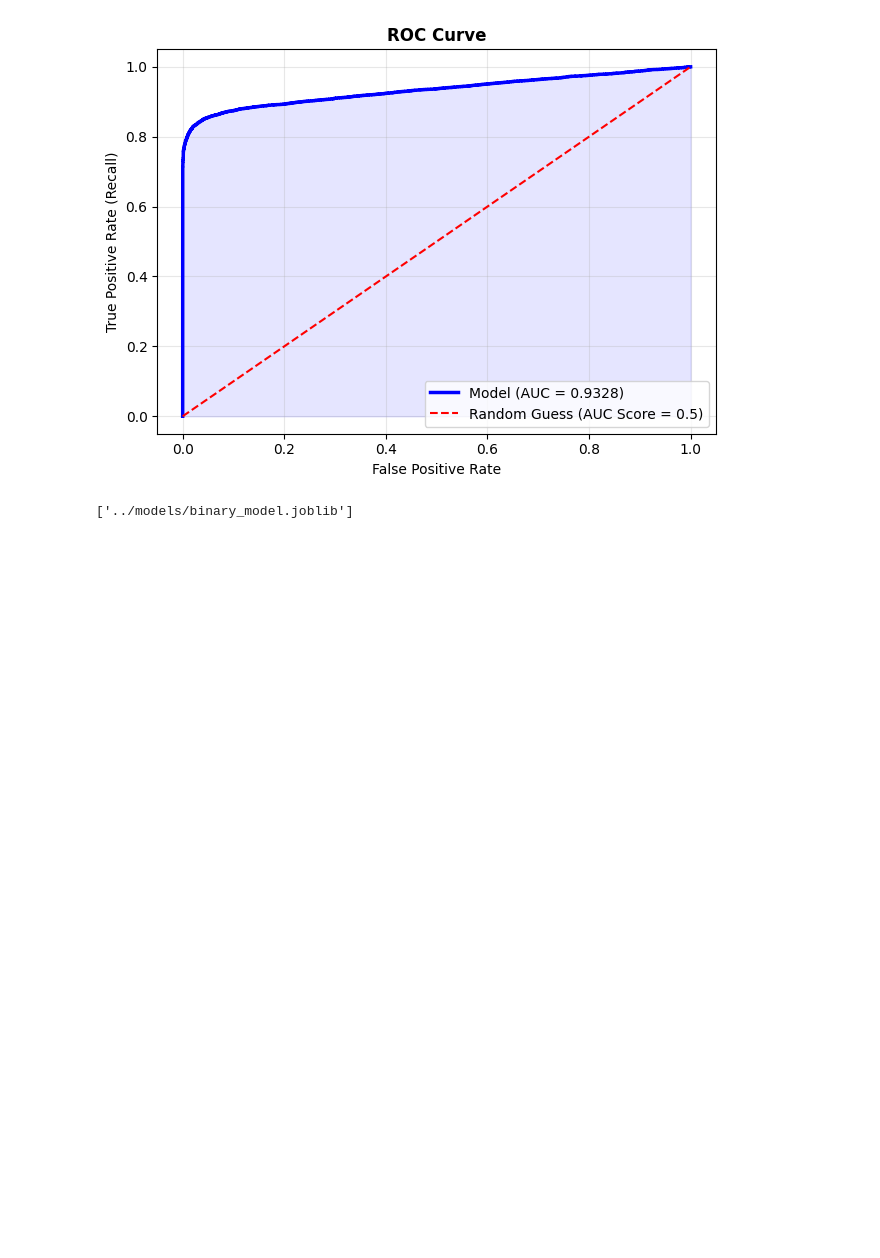
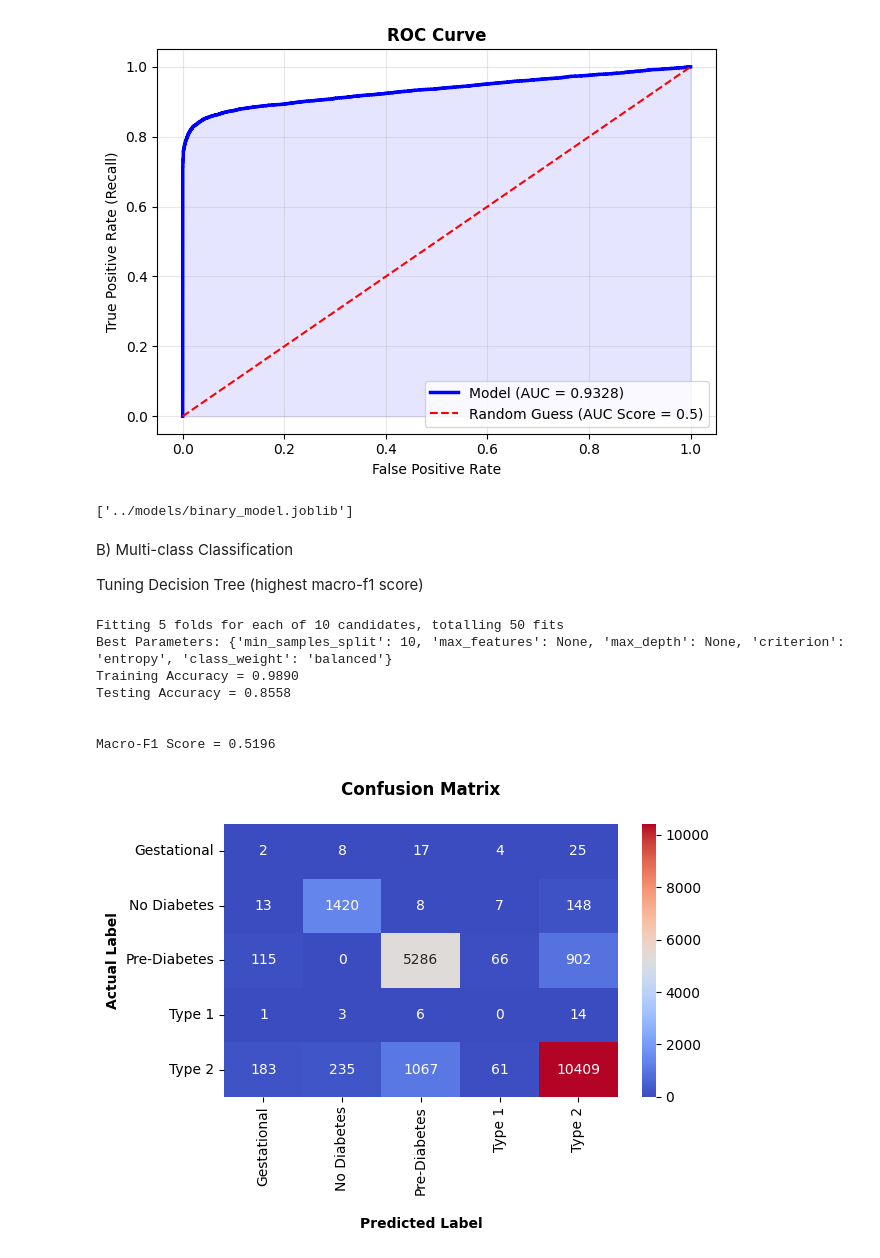
Before and after one commit to khushbakhtahmed13/diabetes-health-indicators-ml, a Jupyter notebook: notebooks/main_analysis.ipynb, the cells around one changed output. Cells and saved outputs as stored; diff of their text form; code cells hidden in the pictures; blank space fills up the shorter version.

```diff
--- a/notebooks/main_analysis.ipynb
+++ b/notebooks/main_analysis.ipynb
@@ -815,0 +809,50 @@ git push origin main
+# %% [markdown]
+B) Multi-class Classification
+
+Tuning Decision Tree (highest macro-f1 score)
+# %%
+#Parameters for tuning in Decision tree
+params_dt = {
+    'criterion' : ['entropy', 'gini'],
+    'max_depth' : [None, 5, 10, 15, 20],
+    'min_samples_split' : [2, 5, 10, 17, 30],
+    'max_features' : [None, 'sqrt', 'log2'],
+    'class_weight' : [None, 'balanced'],
+    'ccp_alpha' : [0.0, 0.001, 0.01, 0.02, 0.05]
+}
+
+#Grid Search
+random_search = RandomizedSearchCV(
+    DecisionTreeClassifier(random_state = 42),
+    params_dt,
+    cv = 5,
+    scoring = 'balanced_accuracy',
+    verbose = 1,
+    n_iter = 10,
+    n_jobs = -1,
+    random_state = 42,
+
+)
+
+#Fitting
+random_search.fit(x_train_m, y_train_m)
+
+#Extracting best model and printing parameters
+best_multiple = random_search.best_estimator_
+print(f"Best Parameters: {random_search.best_params_}")
+
+#Evaluation
+get_accuracy(best_multiple, x_test_m, y_test_m, best_multiple.score(x_train_m, y_train_m))
+print("\n")
+get_macro_f1_score(best_multiple, x_test_m, y_test_m)
+print("\n")
+plot_confusion_matrix(best_multiple, x_test_m, y_test_m, labels)
+# %% [output]
+Fitting 5 folds for each of 10 candidates, totalling 50 fits
+Best Parameters: {'min_samples_split': 10, 'max_features': None, 'max_depth': None, 'criterion': 'entropy', 'class_weight': 'balanced'}
+Training Accuracy = 0.9890
+Testing Accuracy = 0.8558
+
+
+Macro-F1 Score = 0.5196
+[figure, added]
```
Also changed, not shown: parts of 9 cells of this notebook, 1 other file.
